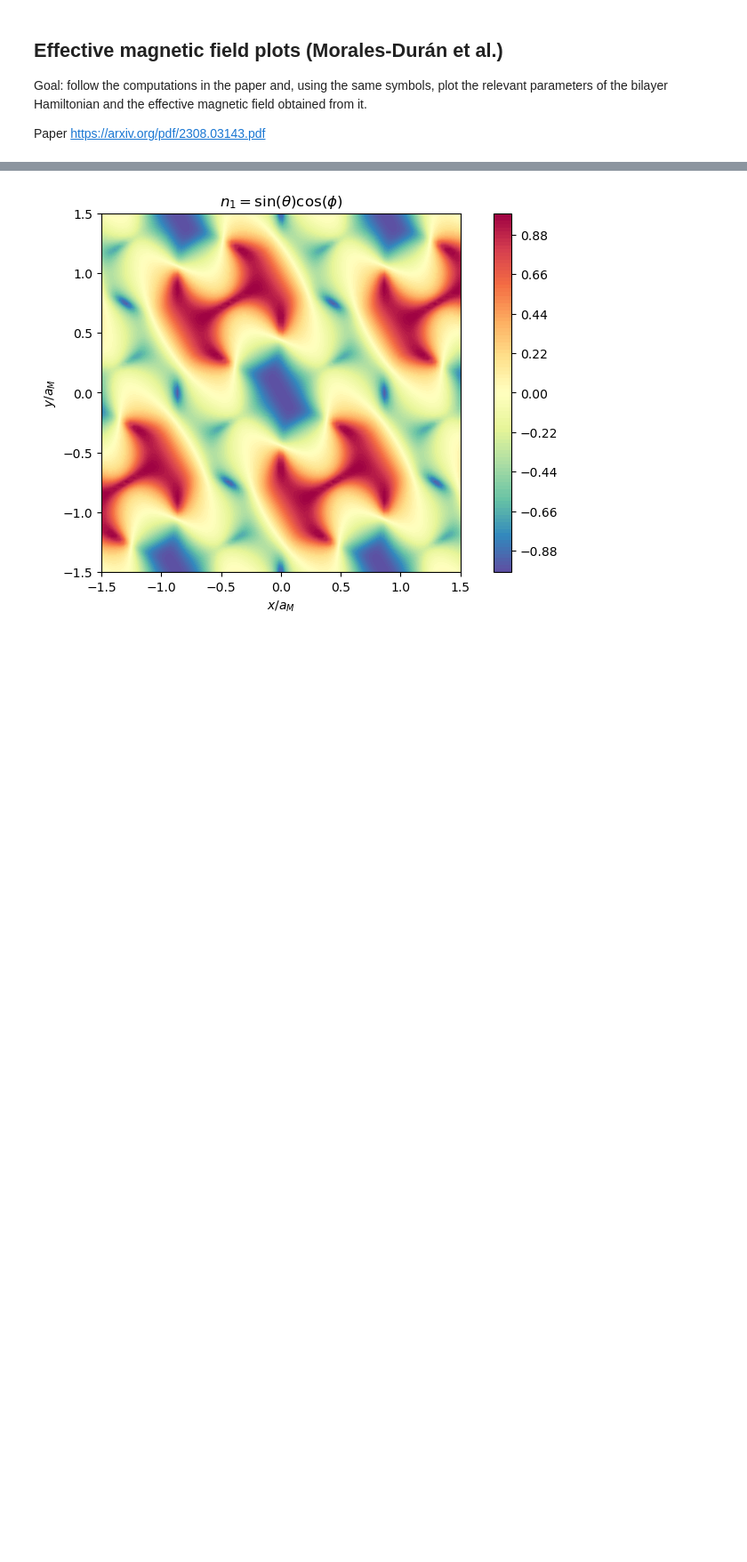
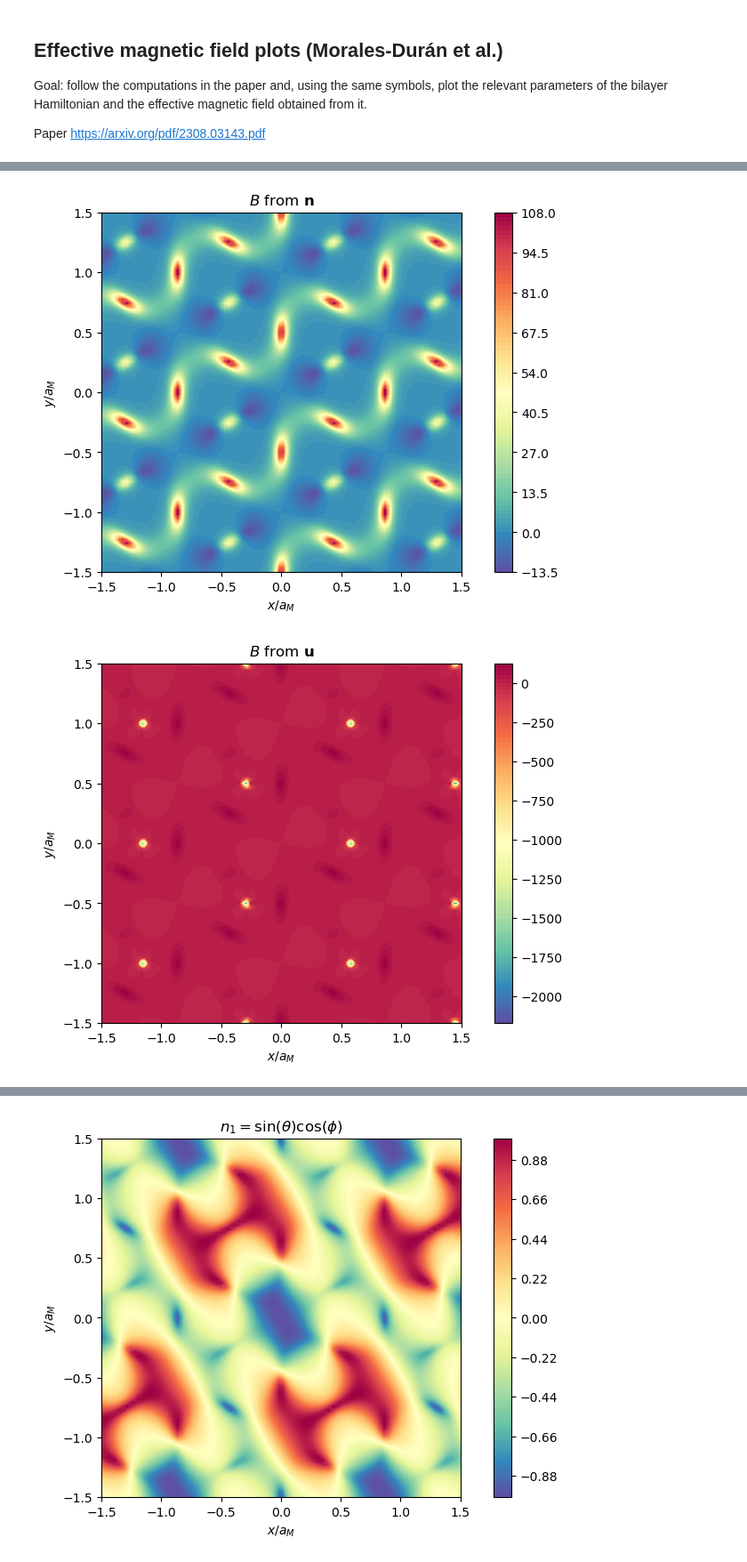
Before and after one commit to DaanTimmers/DT_Part_III_Project, a Jupyter notebook: Gauge field.ipynb, the cells around one changed output, grey strips where cells are left out. Shown at 89% size. Drawn from its saved outputs; the diff is of its cells as text; code cells hidden in the pictures; blank space fills up the shorter version.

```diff
--- a/Gauge field.ipynb
+++ b/Gauge field.ipynb
@@ -184,0 +257,9 @@ bilayer.alternativeB()
+# %%
+bilayer.plot('B', 100)
+bilayer.plot('B2', 100)
+bilayer.plot('B3', 100)
+bilayer.plot('B4', 100)
+bilayer.plot('B5', 100)
+# %% [output]
+[figure, added]
+[figure, added]
```
Also changed, not shown: parts of 7 cells of this notebook, 1 other file.
